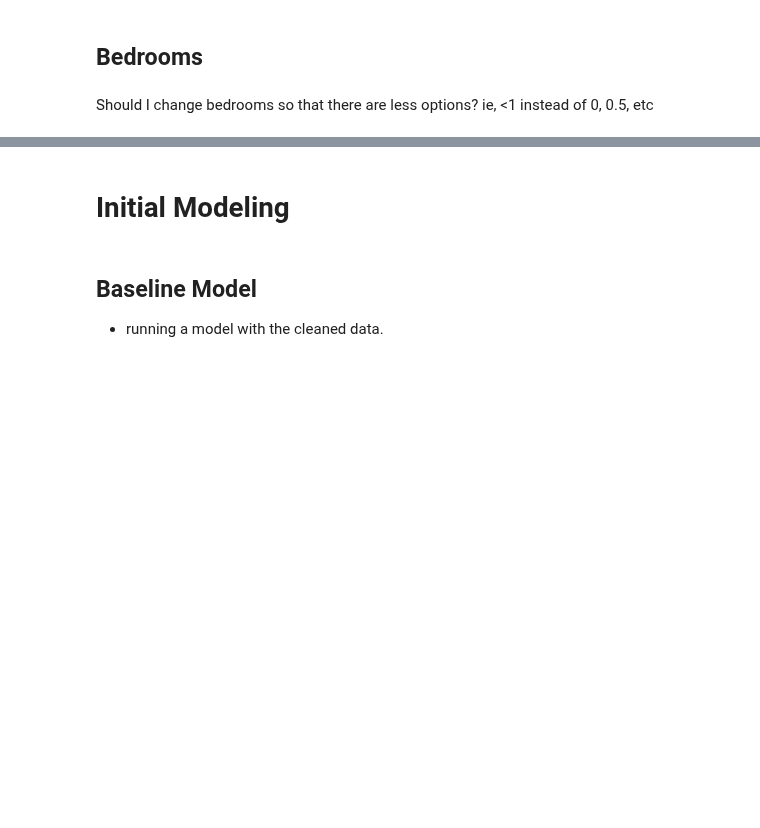
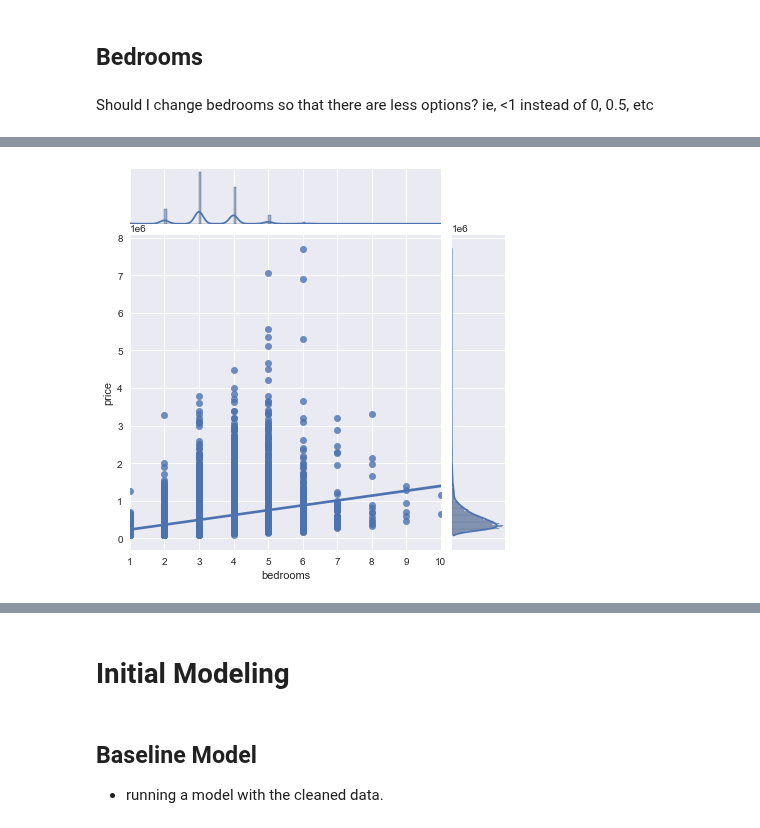
Before and after one commit to jxn628/dsc-home-price-analysis, a Jupyter notebook: student.ipynb, the cells around one changed output, grey strips where cells are left out. Saved outputs shown, nothing was run; the diff lists cells and outputs as text; code cells hidden in the pictures; blank space fills up the shorter version.

```diff
--- a/student.ipynb
+++ b/student.ipynb
@@ -314,0 +334,4 @@ Should I change bedrooms so that there are less options? ie, <1 instead of 0, 0.
+# %%
+sns.jointplot('bedrooms','price', data=cleaned_df, kind='reg');
+# %% [output]
+[figure, added]
```
Also changed, not shown: parts of 32 cells of this notebook.
